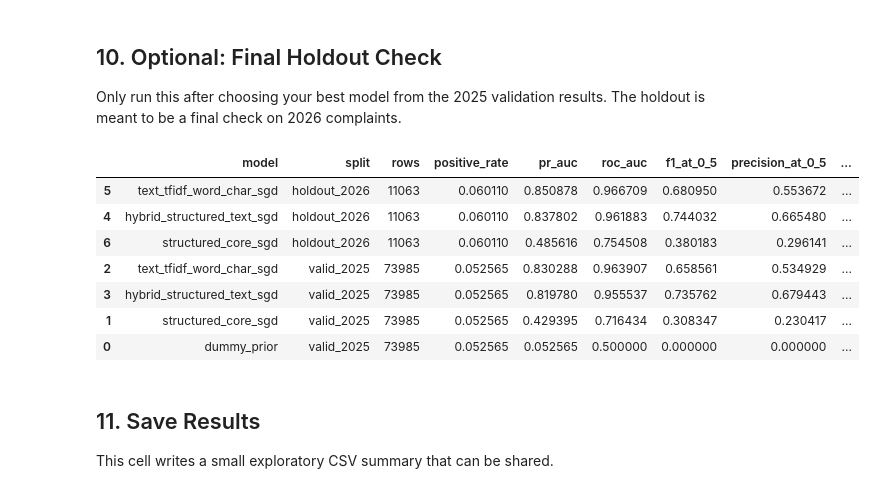
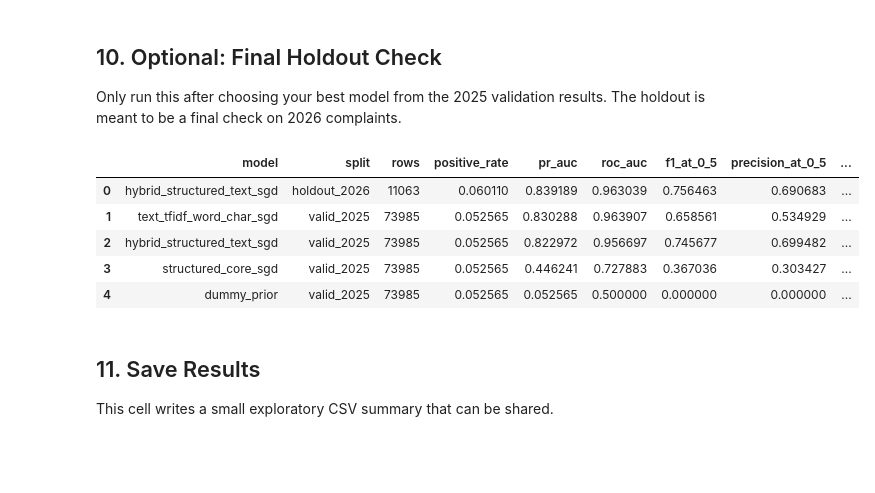
Before and after one commit to DavisM1212/NHTSA-ODI-Complaint-Analytics, a Jupyter notebook: notebooks/Severity_Ranking_Framework.ipynb, the cells around one changed output. Cells and saved outputs as stored; diff of their text form; code cells hidden in the pictures; blank space fills up the shorter version.

Commit message:
Framework notebook fixes

```diff
--- a/notebooks/Severity_Ranking_Framework.ipynb
+++ b/notebooks/Severity_Ranking_Framework.ipynb
@@ -176,8 +178,7 @@ Brier score is a proper scoring function that measures how accurately binary pro
 # %%
 severity_results = []
 
-# Use this function to get the positive class scores from a model, it will use predict_proba if available and
-# fall back to decision_function with a sigmoid transformation if not
+# Gets the positive class scores from a model using predict_proba or falling back to decision_function with a sigmoid trans
 def get_positive_scores(model, X):
     if hasattr(model, 'predict_proba'):
         proba = model.predict_proba(X)
@@ -185,9 +186,9 @@ def get_positive_scores(model, X):
     scores = model.decision_function(X)
     return 1 / (1 + np.exp(-scores))
 
-# This function calculates the recall at the top fraction of cases based on the model's scores. It sorts the scores,
-# selects the top fraction, and computes how many of the true positives are captured in that top fraction compared to
-# the total number of positives.
+
+# Calculates the recall at the top fraction of cases based on the model's scores by computing how many of the true positives
+# are captured in that top fraction compared to the total number of positives.
 def recall_at_top_fraction(y_true, score, fraction=0.05):
     y_true = np.asarray(y_true).astype(bool)
     score = np.asarray(score)
@@ -197,6 +198,7 @@ def recall_at_top_fraction(y_true, score, fraction=0.05):
     if total_positive == 0:
         return np.nan
     return y_true[top_idx].sum() / total_positive
+
 
 def build_linear_sgd_model():
     return SGDClassifier(
@@ -212,7 +214,18 @@ def build_linear_sgd_model():
         n_iter_no_change=5
     )
 
-# This function evaluates the full set of metric for a give model and dataset then appends the results to the severity_results list
+
+# Keeps one row per model and split so rerunning a notebook cell refreshes the result instead of duplicating it
+def upsert_result(row):
+    for idx, existing_row in enumerate(severity_results):
+        if existing_row['model'] == row['model'] and existing_row['split'] == row['split']:
+            severity_results[idx] = row
+            return row
+    severity_results.append(row)
+    return row
+
+
+# Evaluates the full set of metric for a given model and dataset, then updates the severity_results list
 def evaluate_scores(model_name, split_name, y_true, score, threshold=0.5):
     pred = score >= threshold
     row = {
@@ -229,12 +242,18 @@ def evaluate_scores(model_name, split_name, y_true, score, threshold=0.5):
         'recall_top_10pct': float(recall_at_top_fraction(y_true, score, 0.10)),
         'brier_score': float(brier_score_loss(y_true, score))
     }
-    severity_results.append(row)
-    return row
+    return upsert_result(row)
 
-def show_results():
+
+def show_results(display_table=True):
     results_df = pd.DataFrame(severity_results)
-    display(results_df.sort_values(['split', 'pr_auc'], ascending=[True, False]))
+    if results_df.empty:
+        if display_table:
+            display(results_df)
+        return results_df
+    results_df = results_df.sort_values(['split', 'pr_auc'], ascending=[True, False]).reset_index(drop=True)
+    if display_table:
+        display(results_df)
     return results_df
 # %% [markdown]
 ## 6. Naive Baseline
@@ -475,39 +478,37 @@ show_results()
 Only run this after choosing your best model from the 2025 validation results. The holdout is meant to be a final check on 2026 complaints.
 # %%
 # After comparing the validation metrics above, only switch RUN_HOLDOUT to True once you intentionally want the final 2026 check
-RUN_HOLDOUT = False
-BEST_MODEL_NAME = None
+RUN_HOLDOUT = True
+BEST_MODEL_NAME = 'hybrid_structured_text_sgd'
 
 if RUN_HOLDOUT:
     model_lookup = {
         'dummy_prior': dummy_model,
         'structured_core_sgd': structured_model,
         'text_tfidf_word_char_sgd': text_model,
         'hybrid_structured_text_sgd': hybrid_model
     }
     input_lookup = {
         'dummy_prior': holdout_df[['odino']],
         'structured_core_sgd': X_holdout_structured_matrix,
         'text_tfidf_word_char_sgd': X_holdout_text_matrix,
         'hybrid_structured_text_sgd': X_holdout_hybrid
     }
     if BEST_MODEL_NAME not in model_lookup:
         raise ValueError(f'BEST_MODEL_NAME must be one of {sorted(model_lookup)}')
 
     holdout_score = get_positive_scores(model_lookup[BEST_MODEL_NAME], input_lookup[BEST_MODEL_NAME])
     evaluate_scores(BEST_MODEL_NAME, 'holdout_2026', holdout_df[TARGET_COL].to_numpy(), holdout_score)
-    show_results()
+    results_df = show_results()
 else:
-    print('Holdout skipped. Set RUN_HOLDOUT = True only after choosing the best model from validation.')
+    print("Holdout skipped. Set RUN_HOLDOUT = True only after choosing the best model from validation.")
 # %% [output]
 |  | model | split | rows | positive_rate | pr_auc | roc_auc | f1_at_0_5 | precision_at_0_5 | ... |
-| 5 | text_tfidf_word_char_sgd | holdout_2026 | 11063 | 0.060110 | 0.850878 | 0.966709 | 0.680950 | 0.553672 | ... |
-| 4 | hybrid_structured_text_sgd | holdout_2026 | 11063 | 0.060110 | 0.837802 | 0.961883 | 0.744032 | 0.665480 | ... |
-| 6 | structured_core_sgd | holdout_2026 | 11063 | 0.060110 | 0.485616 | 0.754508 | 0.380183 | 0.296141 | ... |
-| 2 | text_tfidf_word_char_sgd | valid_2025 | 73985 | 0.052565 | 0.830288 | 0.963907 | 0.658561 | 0.534929 | ... |
-| 3 | hybrid_structured_text_sgd | valid_2025 | 73985 | 0.052565 | 0.819780 | 0.955537 | 0.735762 | 0.679443 | ... |
-| 1 | structured_core_sgd | valid_2025 | 73985 | 0.052565 | 0.429395 | 0.716434 | 0.308347 | 0.230417 | ... |
-| 0 | dummy_prior | valid_2025 | 73985 | 0.052565 | 0.052565 | 0.500000 | 0.000000 | 0.000000 | ... |
+| 0 | hybrid_structured_text_sgd | holdout_2026 | 11063 | 0.060110 | 0.839189 | 0.963039 | 0.756463 | 0.690683 | ... |
+| 1 | text_tfidf_word_char_sgd | valid_2025 | 73985 | 0.052565 | 0.830288 | 0.963907 | 0.658561 | 0.534929 | ... |
+| 2 | hybrid_structured_text_sgd | valid_2025 | 73985 | 0.052565 | 0.822972 | 0.956697 | 0.745677 | 0.699482 | ... |
+| 3 | structured_core_sgd | valid_2025 | 73985 | 0.052565 | 0.446241 | 0.727883 | 0.367036 | 0.303427 | ... |
+| 4 | dummy_prior | valid_2025 | 73985 | 0.052565 | 0.052565 | 0.500000 | 0.000000 | 0.000000 | ... |
 # %% [markdown]
 ## 11. Save Results
 
```
Also changed, not shown: parts of 8 cells of this notebook, 1 other file.
